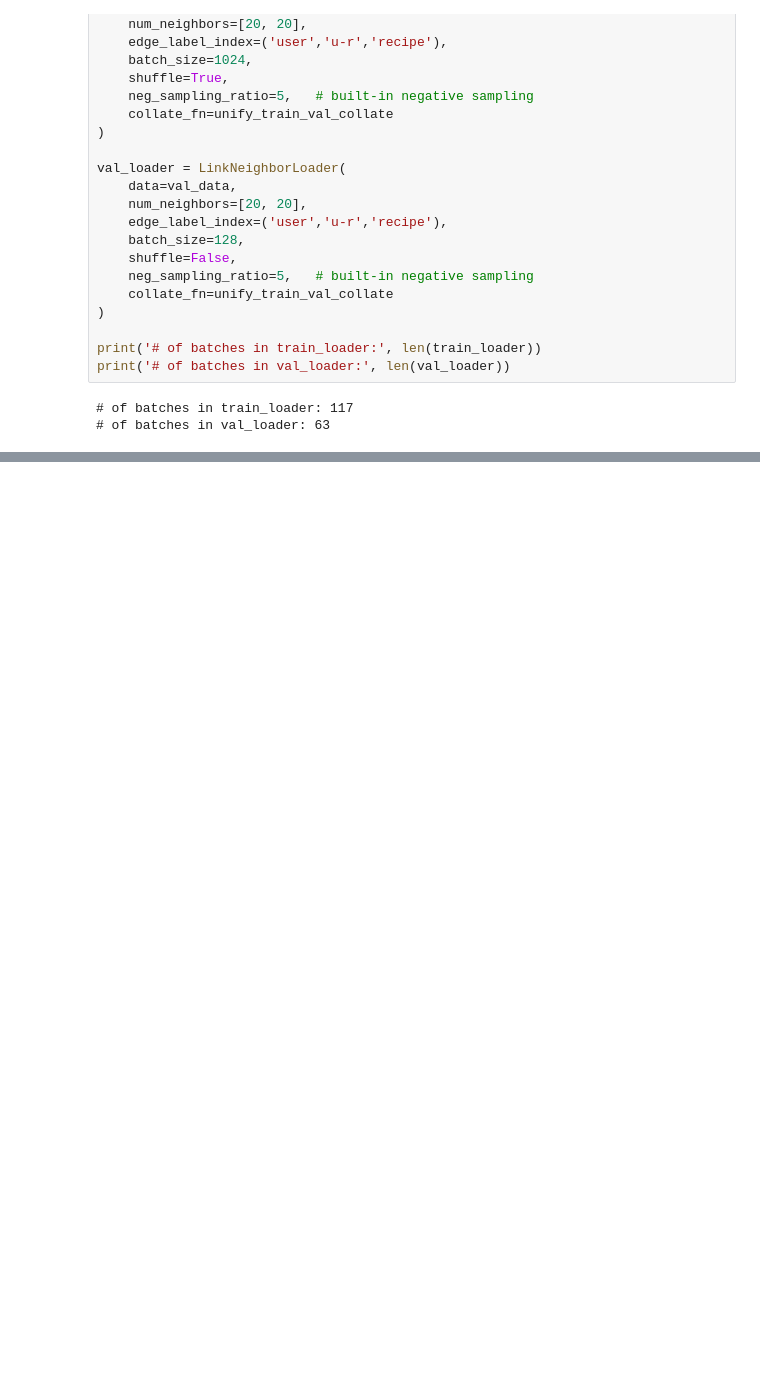
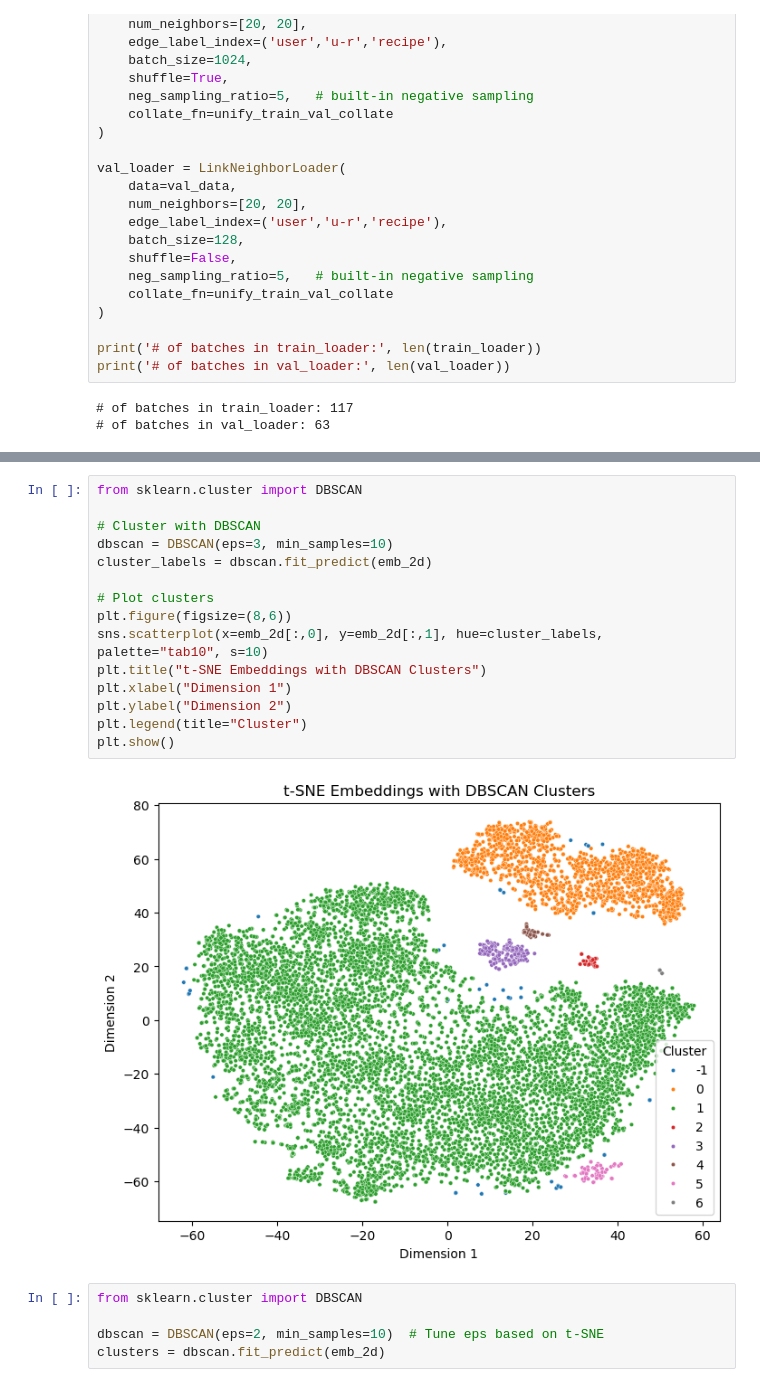
Before and after one commit to SamLB9/AugmentedRecipeRecommendations, a Jupyter notebook: data_loading.ipynb, the cells around one changed output, grey strips where cells are left out. Cells and saved outputs as stored; diff of their text form; blank space fills up the shorter version.

```diff
--- a/data_loading.ipynb
+++ b/data_loading.ipynb
@@ -349,0 +350,22 @@ NameError: name 'num_recipes' is not defined
+# %%
+from sklearn.cluster import DBSCAN
+
+# Cluster with DBSCAN
+dbscan = DBSCAN(eps=3, min_samples=10)
+cluster_labels = dbscan.fit_predict(emb_2d)
+
+# Plot clusters
+plt.figure(figsize=(8,6))
+sns.scatterplot(x=emb_2d[:,0], y=emb_2d[:,1], hue=cluster_labels, palette="tab10", s=10)
+plt.title("t-SNE Embeddings with DBSCAN Clusters")
+plt.xlabel("Dimension 1")
+plt.ylabel("Dimension 2")
+plt.legend(title="Cluster")
+plt.show()
+# %% [output]
+[figure, added]
+# %%
+from sklearn.cluster import DBSCAN
+
+dbscan = DBSCAN(eps=2, min_samples=10)  # Tune eps based on t-SNE
+clusters = dbscan.fit_predict(emb_2d)
```
Also changed, not shown: parts of 18 cells of this notebook.
